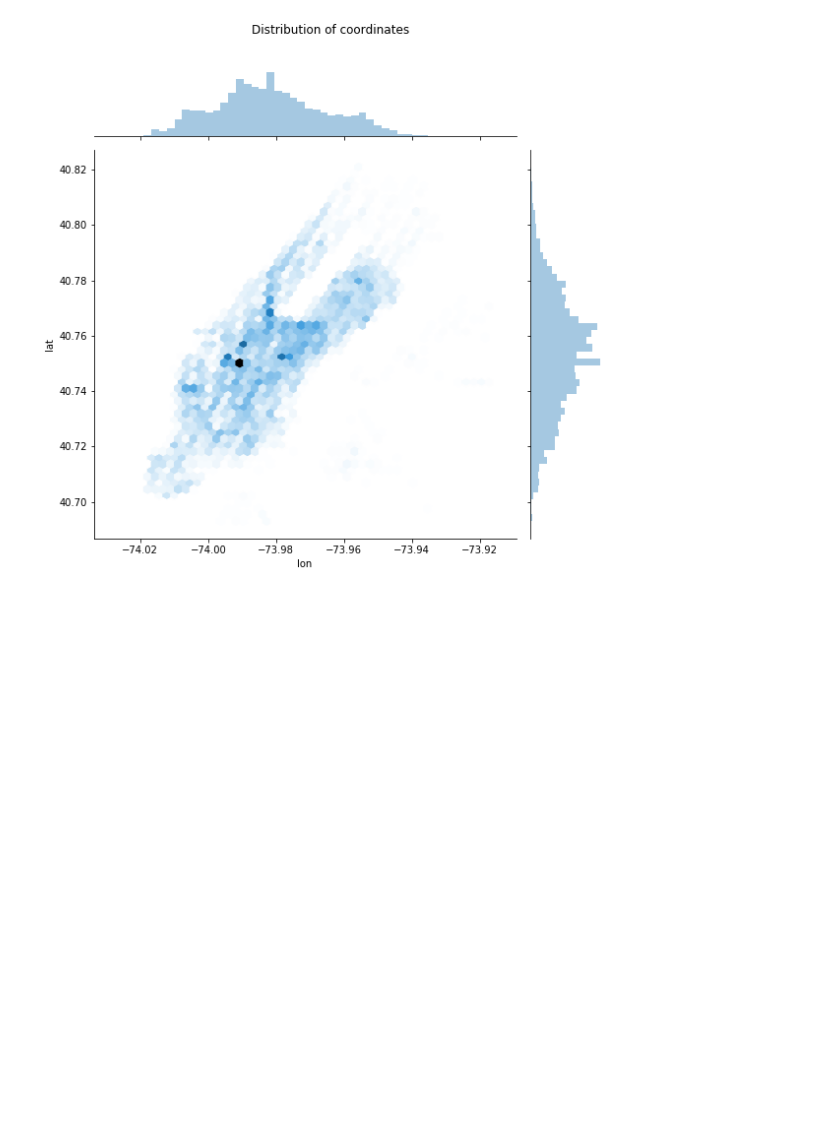
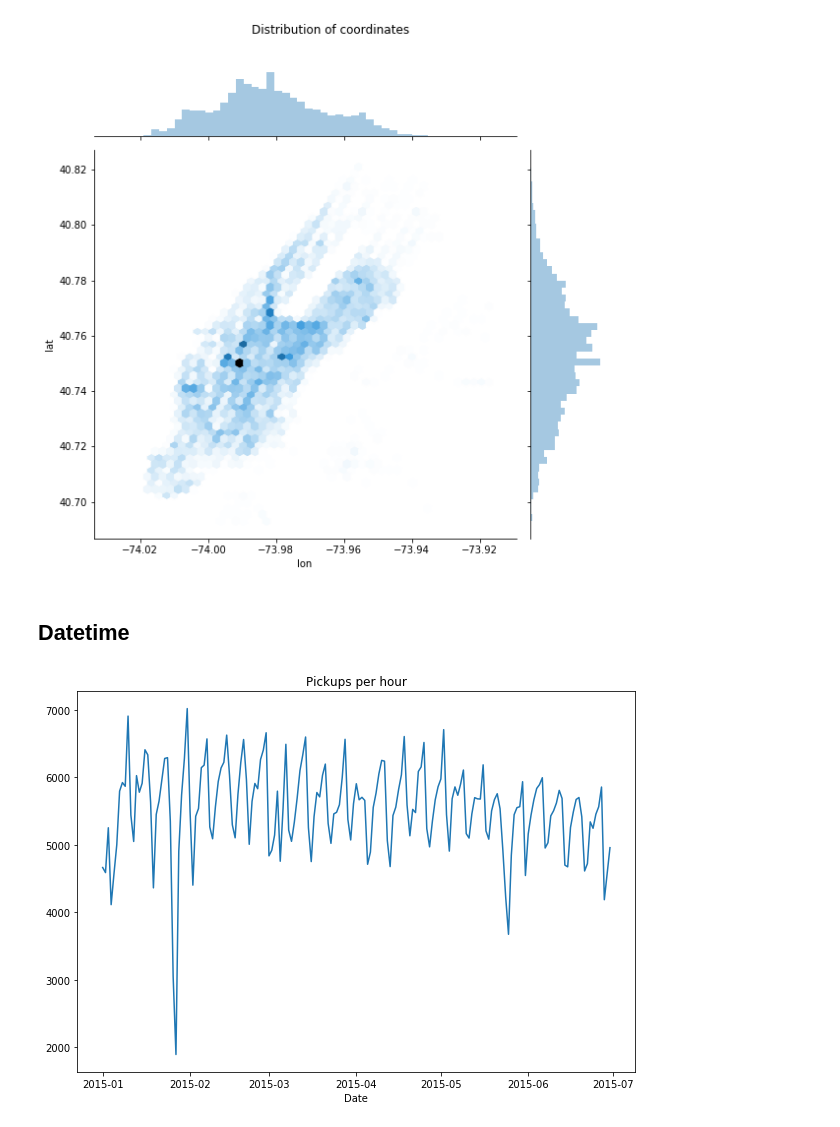
Before and after one commit to sash-ko/ai-transportation, a Jupyter notebook: cnn_demand_model/1_Exploration.ipynb, the cells around one changed output. Cells and saved outputs as stored; diff of their text form; code cells hidden in the pictures; blank space fills up the shorter version.

Commit message:
Add datetime plot

```diff
--- a/cnn_demand_model/1_Exploration.ipynb
+++ b/cnn_demand_model/1_Exploration.ipynb
@@ -131,2 +131,12 @@ plt.subplots_adjust(top=0.9);
 # %% [output]
 [figure]
+# %% [markdown]
+## Datetime
+# %%
+plt.title('Pickups per hour')
+
+data.groupby(data.datetime.dt.date).datetime.size().plot();
+
+plt.xlabel('Date');
+# %% [output]
+[figure, added]
```
Also changed, not shown: parts of 2 cells of this notebook.
